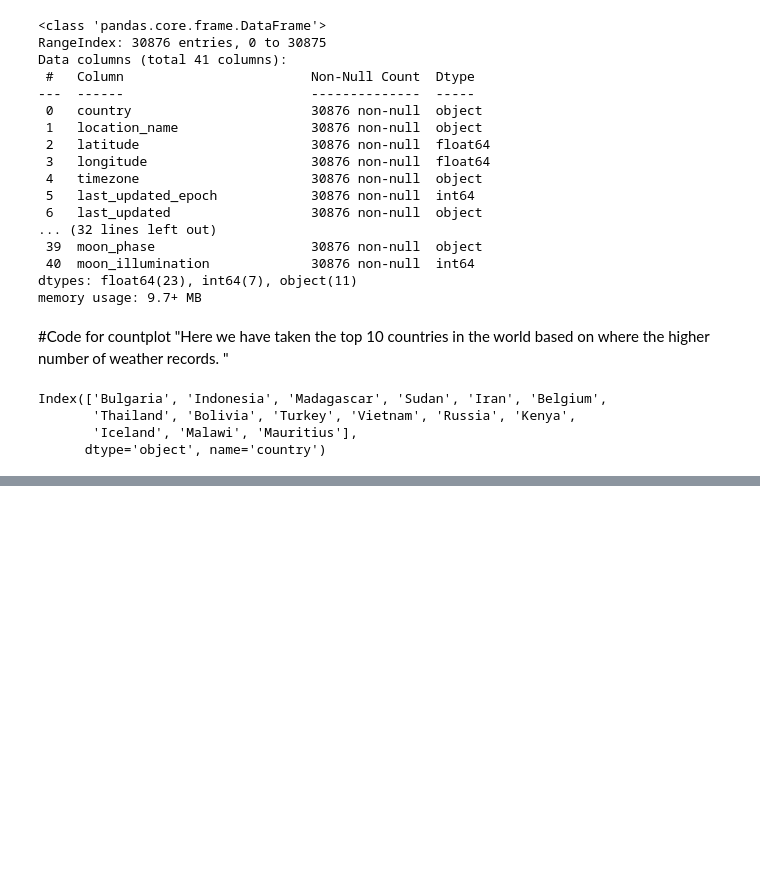
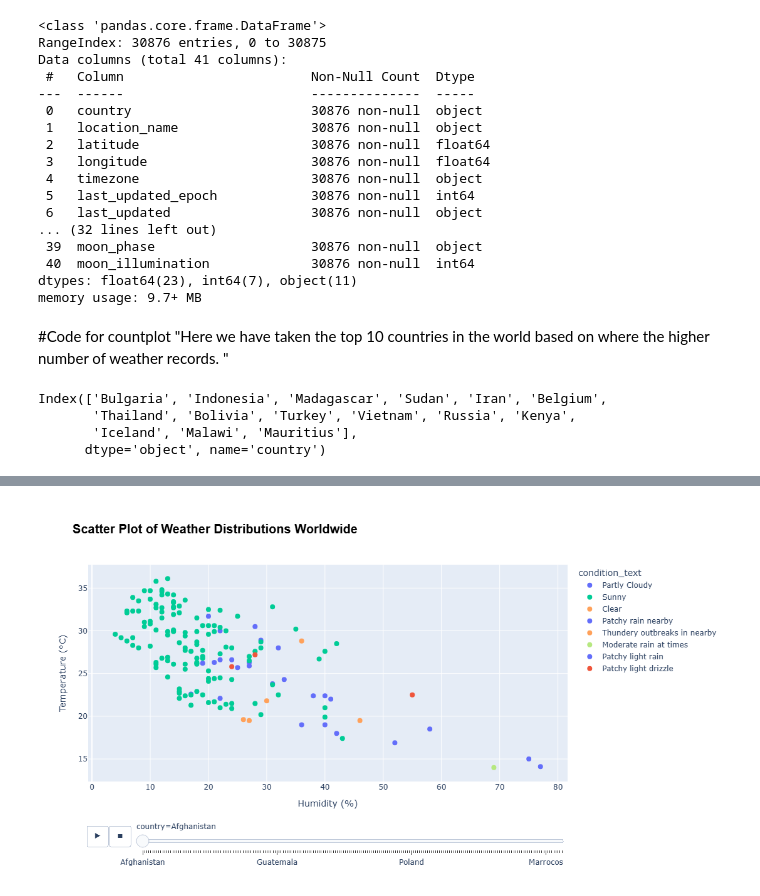
Before and after one commit to Sutharshan-art/Applied_Data_Science_01_Assignment, a Jupyter notebook: Statistics_and_Trends_Plots.ipynb, the cells around one changed output, grey strips where cells are left out. Cells and saved outputs as stored; diff of their text form; code cells hidden in the pictures; blank space fills up the shorter version.

```diff
--- a/Statistics_and_Trends_Plots.ipynb
+++ b/Statistics_and_Trends_Plots.ipynb
@@ -114,0 +127,33 @@ plt.show()
+# %%
+#Function to plot the Categorical Graph - Scatter Plot
+def plot_scatter_plot():
+    data['last_updated'] = pd.to_datetime(data['last_updated'])
+    figure = px.scatter(data,
+                     x='humidity',
+                     y='temperature_celsius',
+                     color='condition_text',
+                     animation_frame='country',
+                     title='Scatter Plot of Weather Distributions Worldwide',
+                     labels={
+                         'temperature_celsius': 'Temperature (°C)',
+                         'humidity': 'Humidity (%)',
+                     })
+    figure.update_traces(marker=dict(size=8))
+    figure.update_layout(
+        width=800, height=600,
+        scene=dict(
+            xaxis_title='Temperature (°C)',
+            yaxis_title='Humidity (%)',
+    ),
+    title=dict(
+        text='Scatter Plot of Weather Distributions Worldwide',
+        font=dict(size=20, family="Arial", color="black", weight="bold")
+    )
+    )
+    figure.show()
+    return
+# %%
+#Calling the function to plot the Scatter graph
+plot_scatter_plot()
+# %% [output]
+[figure, added]
```
Also changed, not shown: parts of 15 cells of this notebook.
